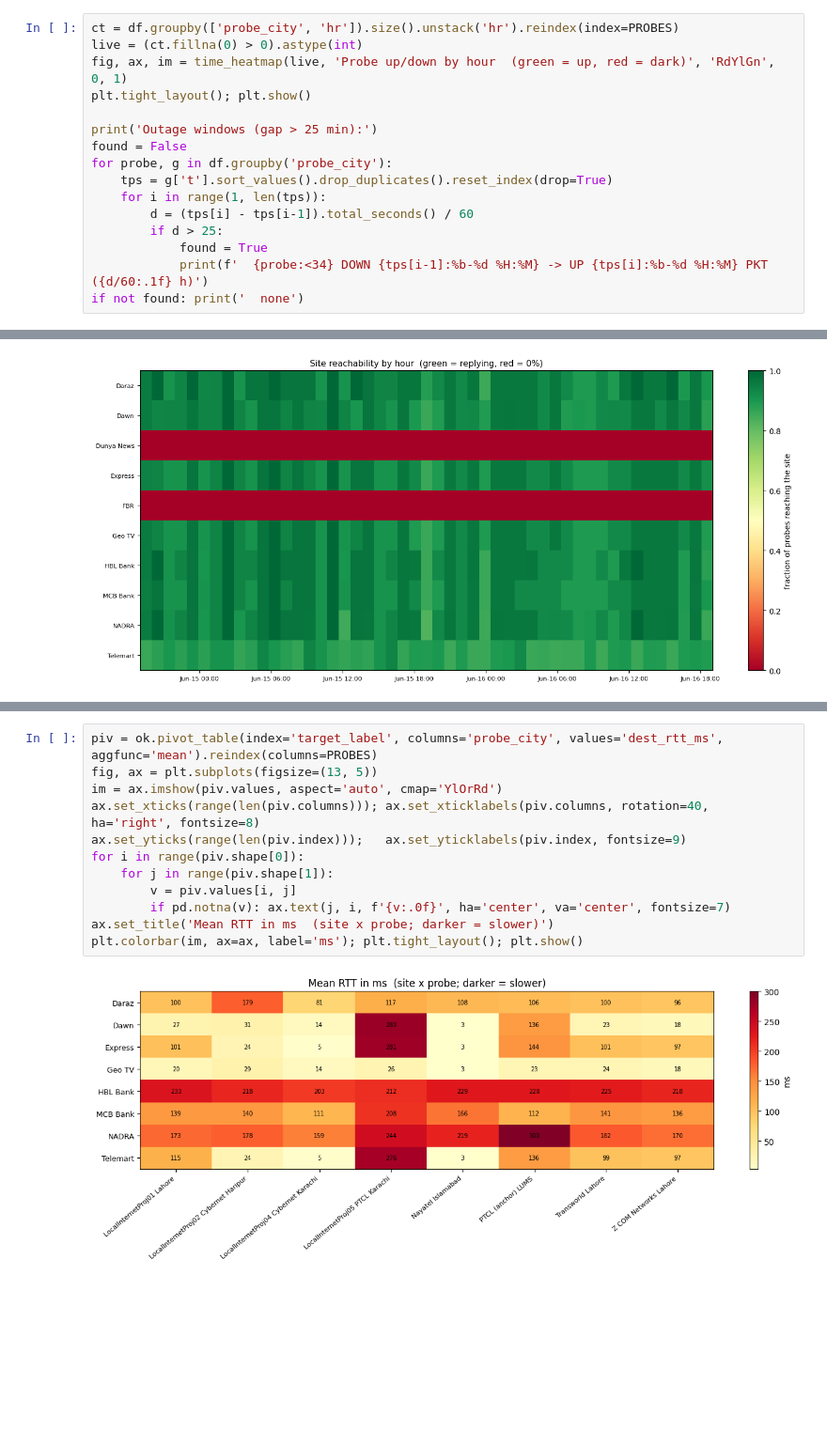
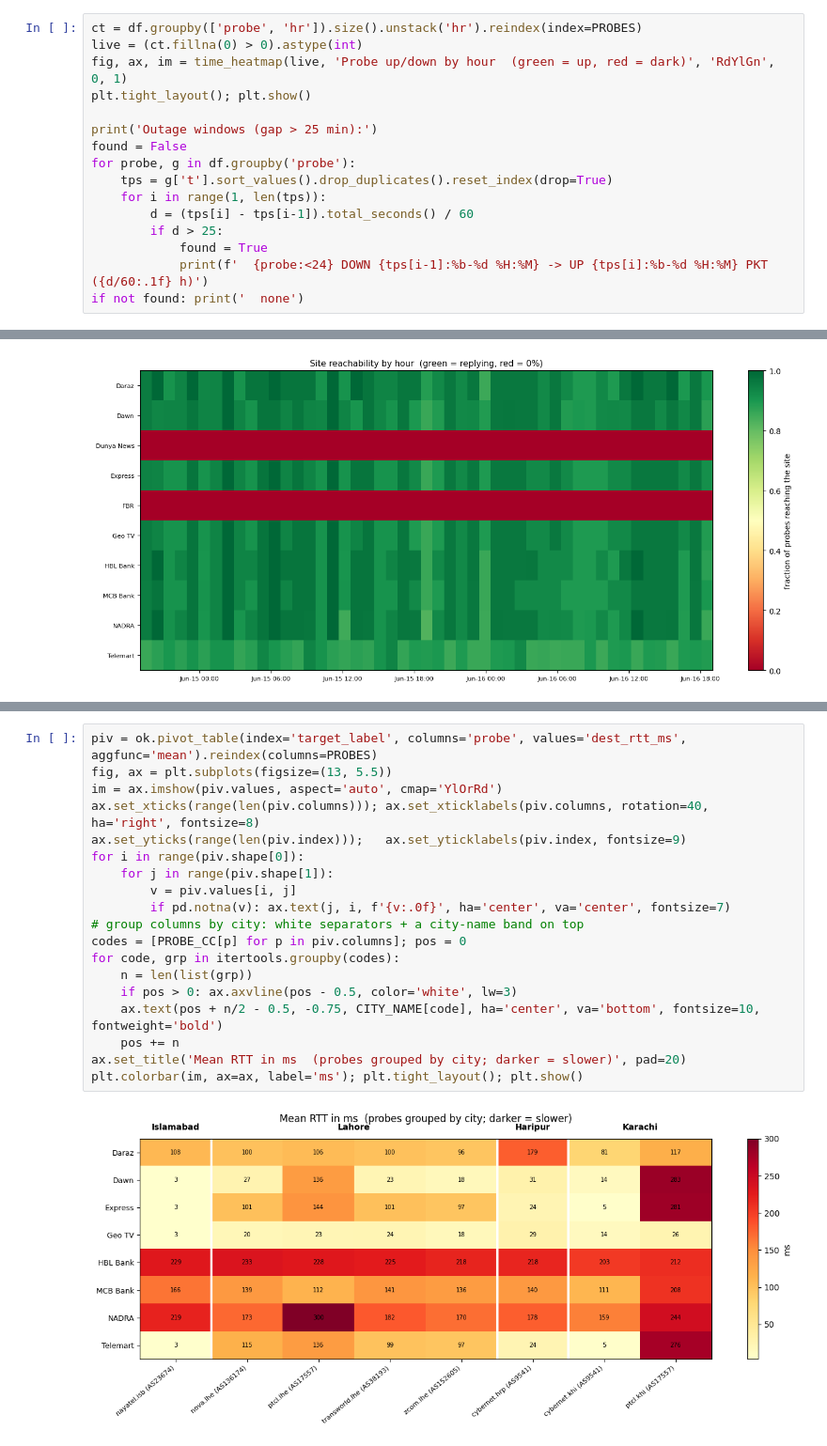
Before and after one commit to msaqib/pkinternet, a Jupyter notebook: findings/03_longitudinal_routing_48h.ipynb, the cells around one changed output, grey strips where cells are left out. Shown at 94% size. Saved outputs shown, nothing was run; the diff lists cells and outputs as text; blank space fills up the shorter version.

```diff
--- a/findings/03_longitudinal_routing_48h.ipynb
+++ b/findings/03_longitudinal_routing_48h.ipynb
@@ -81,19 +100,19 @@ plt.tight_layout(); plt.show()
 Green = up that hour, red = produced nothing (ISP down). One red band = the whole
 story. Exact window printed below.
 # %%
-ct = df.groupby(['probe_city', 'hr']).size().unstack('hr').reindex(index=PROBES)
+ct = df.groupby(['probe', 'hr']).size().unstack('hr').reindex(index=PROBES)
 live = (ct.fillna(0) > 0).astype(int)
 fig, ax, im = time_heatmap(live, 'Probe up/down by hour  (green = up, red = dark)', 'RdYlGn', 0, 1)
 plt.tight_layout(); plt.show()
 
 print('Outage windows (gap > 25 min):')
 found = False
-for probe, g in df.groupby('probe_city'):
+for probe, g in df.groupby('probe'):
     tps = g['t'].sort_values().drop_duplicates().reset_index(drop=True)
     for i in range(1, len(tps)):
         d = (tps[i] - tps[i-1]).total_seconds() / 60
         if d > 25:
             found = True
-            print(f'  {probe:<34} DOWN {tps[i-1]:%b-%d %H:%M} -> UP {tps[i]:%b-%d %H:%M} PKT  ({d/60:.1f} h)')
+            print(f'  {probe:<24} DOWN {tps[i-1]:%b-%d %H:%M} -> UP {tps[i]:%b-%d %H:%M} PKT  ({d/60:.1f} h)')
 if not found: print('  none')
 # %% [output]
@@ -119,17 +140,24 @@ few ms on Nayatel/Cybernet, 100-280 ms from the PTCL probes, for the same conten
 # %%
-piv = ok.pivot_table(index='target_label', columns='probe_city', values='dest_rtt_ms', aggfunc='mean').reindex(columns=PROBES)
-fig, ax = plt.subplots(figsize=(13, 5))
+piv = ok.pivot_table(index='target_label', columns='probe', values='dest_rtt_ms', aggfunc='mean').reindex(columns=PROBES)
+fig, ax = plt.subplots(figsize=(13, 5.5))
 im = ax.imshow(piv.values, aspect='auto', cmap='YlOrRd')
 ax.set_xticks(range(len(piv.columns))); ax.set_xticklabels(piv.columns, rotation=40, ha='right', fontsize=8)
 ax.set_yticks(range(len(piv.index)));   ax.set_yticklabels(piv.index, fontsize=9)
 for i in range(piv.shape[0]):
     for j in range(piv.shape[1]):
         v = piv.values[i, j]
         if pd.notna(v): ax.text(j, i, f'{v:.0f}', ha='center', va='center', fontsize=7)
-ax.set_title('Mean RTT in ms  (site x probe; darker = slower)')
+# group columns by city: white separators + a city-name band on top
+codes = [PROBE_CC[p] for p in piv.columns]; pos = 0
+for code, grp in itertools.groupby(codes):
+    n = len(list(grp))
+    if pos > 0: ax.axvline(pos - 0.5, color='white', lw=3)
+    ax.text(pos + n/2 - 0.5, -0.75, CITY_NAME[code], ha='center', va='bottom', fontsize=10, fontweight='bold')
+    pos += n
+ax.set_title('Mean RTT in ms  (probes grouped by city; darker = slower)', pad=20)
 plt.colorbar(im, ax=ax, label='ms'); plt.tight_layout(); plt.show()
 # %% [output]
-[figure, old version]
+[figure, new version]
 # %% [markdown]
 ## 5. CDN serving-city flips (one graph per site)
 
```
Also changed, not shown: parts of 22 cells of this notebook, 38 other files.
